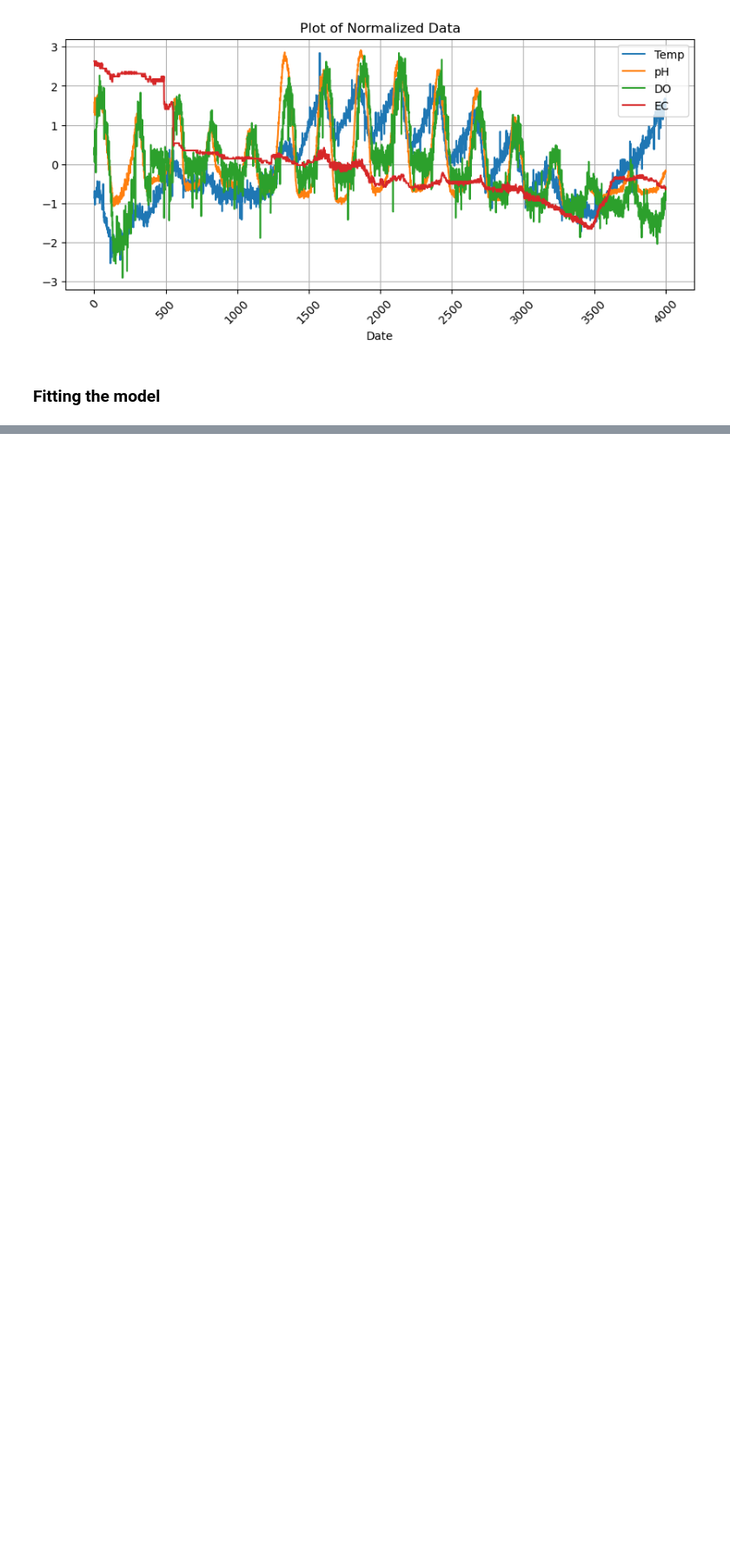
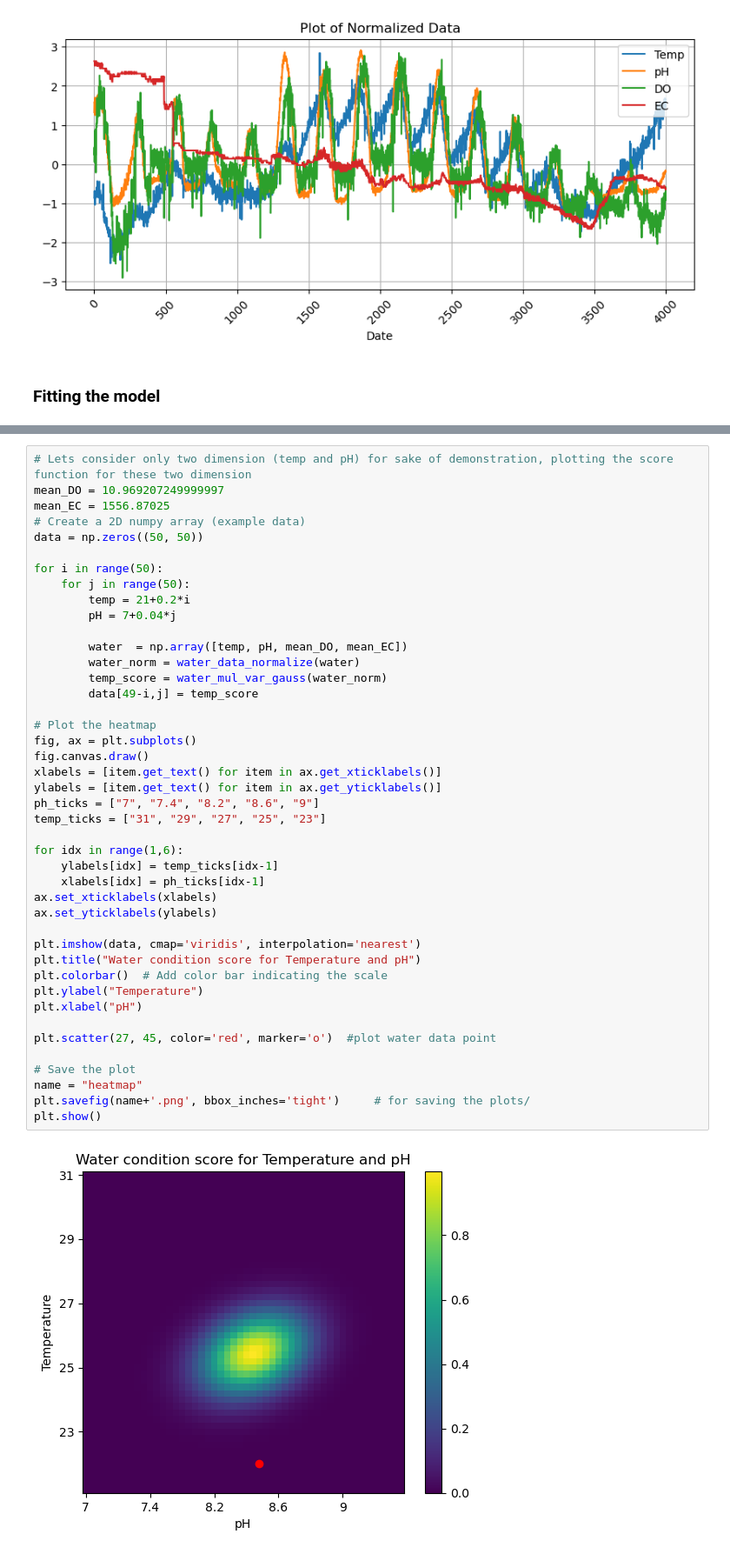
Before and after one commit to HonAnson/water_control_algorithm, a Jupyter notebook: multivariant_gauss_water_quality.ipynb, the cells around one changed output, grey strips where cells are left out. Shown at 87% size. Drawn from its saved outputs; the diff is of its cells as text; blank space fills up the shorter version.

```diff
--- a/multivariant_gauss_water_quality.ipynb
+++ b/multivariant_gauss_water_quality.ipynb
@@ -164,0 +165,45 @@ array([  9.06742289,  -0.10937782,  -3.55099285, -10.13339046])
+# %%
+# Lets consider only two dimension (temp and pH) for sake of demonstration, plotting the score function for these two dimension
+mean_DO = 10.969207249999997
+mean_EC = 1556.87025
+# Create a 2D numpy array (example data)
+data = np.zeros((50, 50))
+
+for i in range(50):
+    for j in range(50):
+        temp = 21+0.2*i
+        pH = 7+0.04*j
+
+        water  = np.array([temp, pH, mean_DO, mean_EC])
+        water_norm = water_data_normalize(water)
+        temp_score = water_mul_var_gauss(water_norm)
+        data[49-i,j] = temp_score
+
+# Plot the heatmap
+fig, ax = plt.subplots()
+fig.canvas.draw()
+xlabels = [item.get_text() for item in ax.get_xticklabels()]
+ylabels = [item.get_text() for item in ax.get_yticklabels()]
+ph_ticks = ["7", "7.4", "8.2", "8.6", "9"]
+temp_ticks = ["31", "29", "27", "25", "23"]
+
+for idx in range(1,6):
+    ylabels[idx] = temp_ticks[idx-1]
+    xlabels[idx] = ph_ticks[idx-1]
+ax.set_xticklabels(xlabels)
+ax.set_yticklabels(ylabels)
+
+plt.imshow(data, cmap='viridis', interpolation='nearest')
+plt.title("Water condition score for Temperature and pH")
+plt.colorbar()  # Add color bar indicating the scale
+plt.ylabel("Temperature")
+plt.xlabel("pH")
+
+plt.scatter(27, 45, color='red', marker='o')  #plot water data point
+
+# Save the plot
+name = "heatmap"
+plt.savefig(name+'.png', bbox_inches='tight')     # for saving the plots/
+plt.show()
+# %% [output]
+[figure, added]
```
Also changed, not shown: parts of 20 cells of this notebook, 4 other files.
